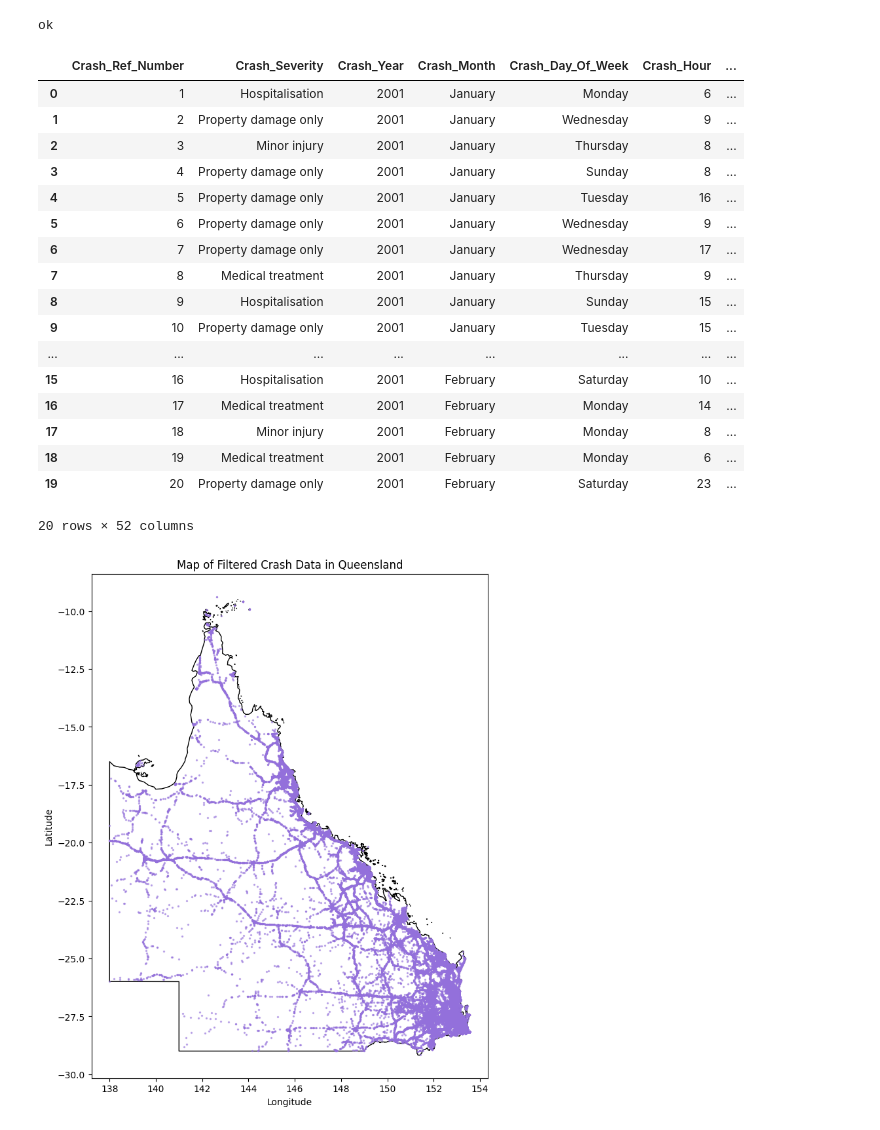
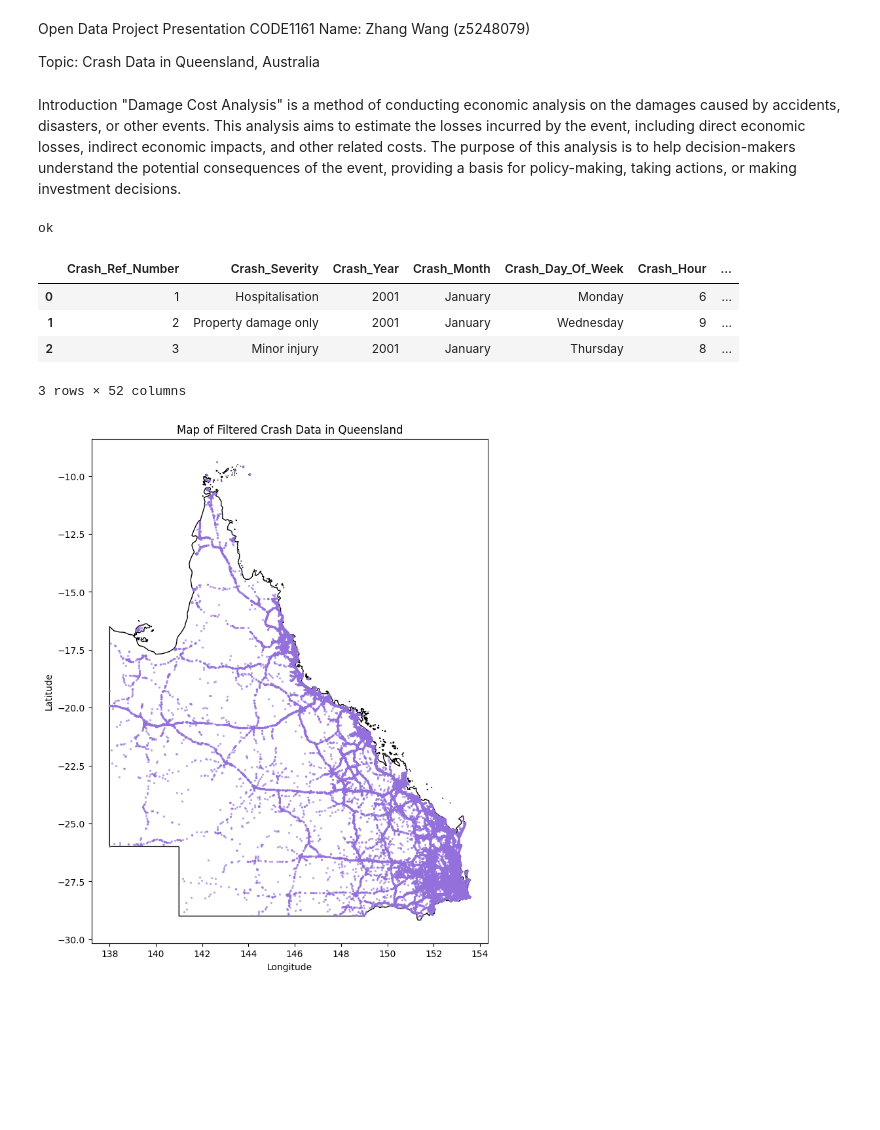
Before and after one commit to thome123/dateproject, a Jupyter notebook: maps.ipynb, the cells around one changed output. Drawn from its saved outputs; the diff is of its cells as text; code cells hidden in the pictures; blank space fills up the shorter version.

```diff
--- a/maps.ipynb
+++ b/maps.ipynb
@@ -1,3 +1,11 @@
+# %% [markdown]
+Open Data Project Presentation CODE1161
+Name: Zhang Wang  (z5248079)
+
+Topic: Crash Data in Queensland, Australia
+# %% [markdown]
+Introduction
+"Damage Cost Analysis" is a method of conducting economic analysis on the damages caused by accidents, disasters, or other events. This analysis aims to estimate the losses incurred by the event, including direct economic losses, indirect economic impacts, and other related costs. The purpose of this analysis is to help decision-makers understand the potential consequences of the event, providing a basis for policy-making, taking actions, or making investment decisions.
 # %%
 import os
 import geopandas as gp
@@ -36,26 +44,13 @@ else:
 # %% [output]
 ok
 # %%
-penalty_data.head(20)
+penalty_data.head(3)
 # %% [output]
 |  | Crash_Ref_Number | Crash_Severity | Crash_Year | Crash_Month | Crash_Day_Of_Week | Crash_Hour | ... |
 | 0 | 1 | Hospitalisation | 2001 | January | Monday | 6 | ... |
 | 1 | 2 | Property damage only | 2001 | January | Wednesday | 9 | ... |
 | 2 | 3 | Minor injury | 2001 | January | Thursday | 8 | ... |
-| 3 | 4 | Property damage only | 2001 | January | Sunday | 8 | ... |
-| 4 | 5 | Property damage only | 2001 | January | Tuesday | 16 | ... |
-| 5 | 6 | Property damage only | 2001 | January | Wednesday | 9 | ... |
-| 6 | 7 | Property damage only | 2001 | January | Wednesday | 17 | ... |
-| 7 | 8 | Medical treatment | 2001 | January | Thursday | 9 | ... |
-| 8 | 9 | Hospitalisation | 2001 | January | Sunday | 15 | ... |
-| 9 | 10 | Property damage only | 2001 | January | Tuesday | 15 | ... |
-| ... | ... | ... | ... | ... | ... | ... | ... |
-| 15 | 16 | Hospitalisation | 2001 | February | Saturday | 10 | ... |
-| 16 | 17 | Medical treatment | 2001 | February | Monday | 14 | ... |
-| 17 | 18 | Minor injury | 2001 | February | Monday | 8 | ... |
-| 18 | 19 | Medical treatment | 2001 | February | Monday | 6 | ... |
-| 19 | 20 | Property damage only | 2001 | February | Saturday | 23 | ... |
-20 rows × 52 columns
+3 rows × 52 columns
 # %%
 # Define valid ranges for longitude and latitude
 valid_longitude_range = (130, 160)
```
Also changed, not shown: parts of 6 cells of this notebook.
